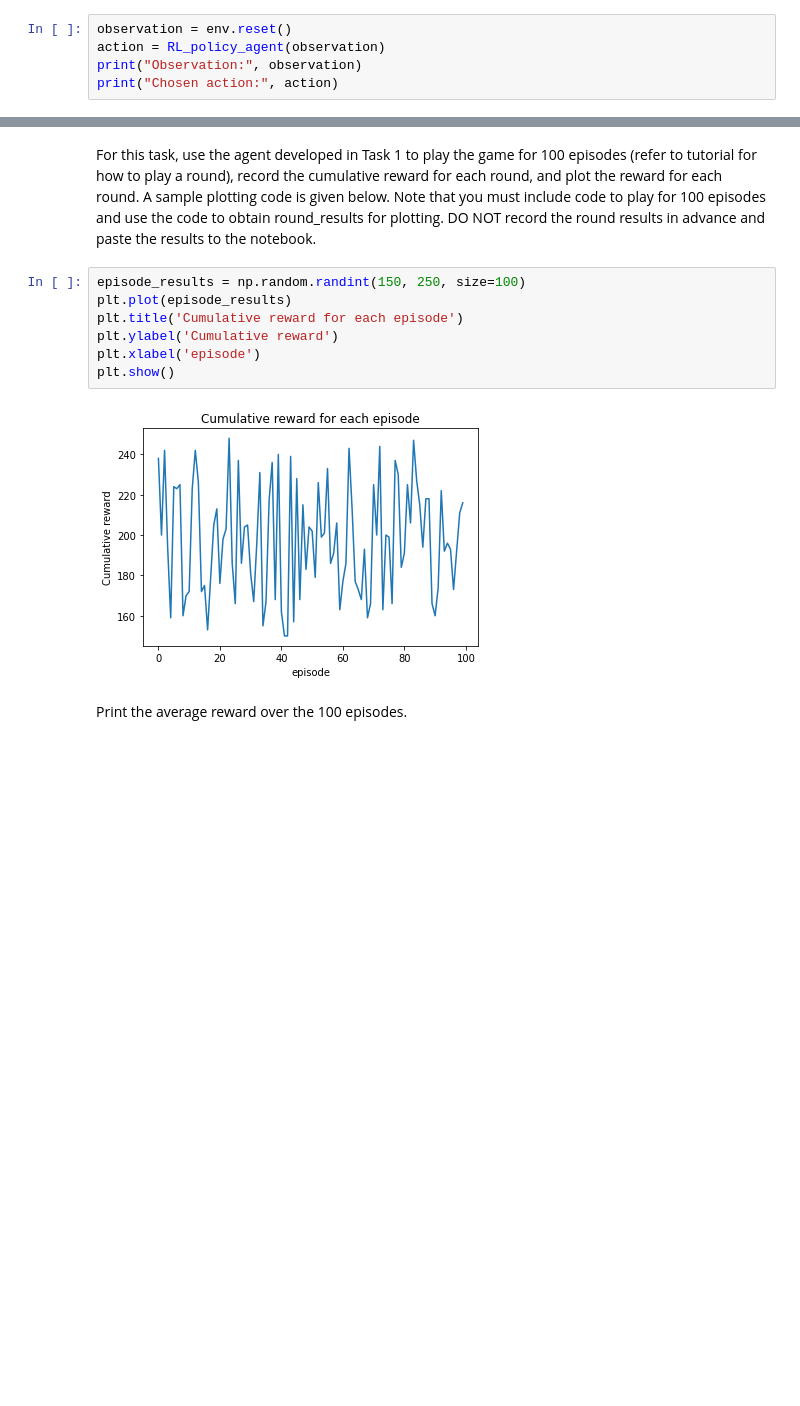
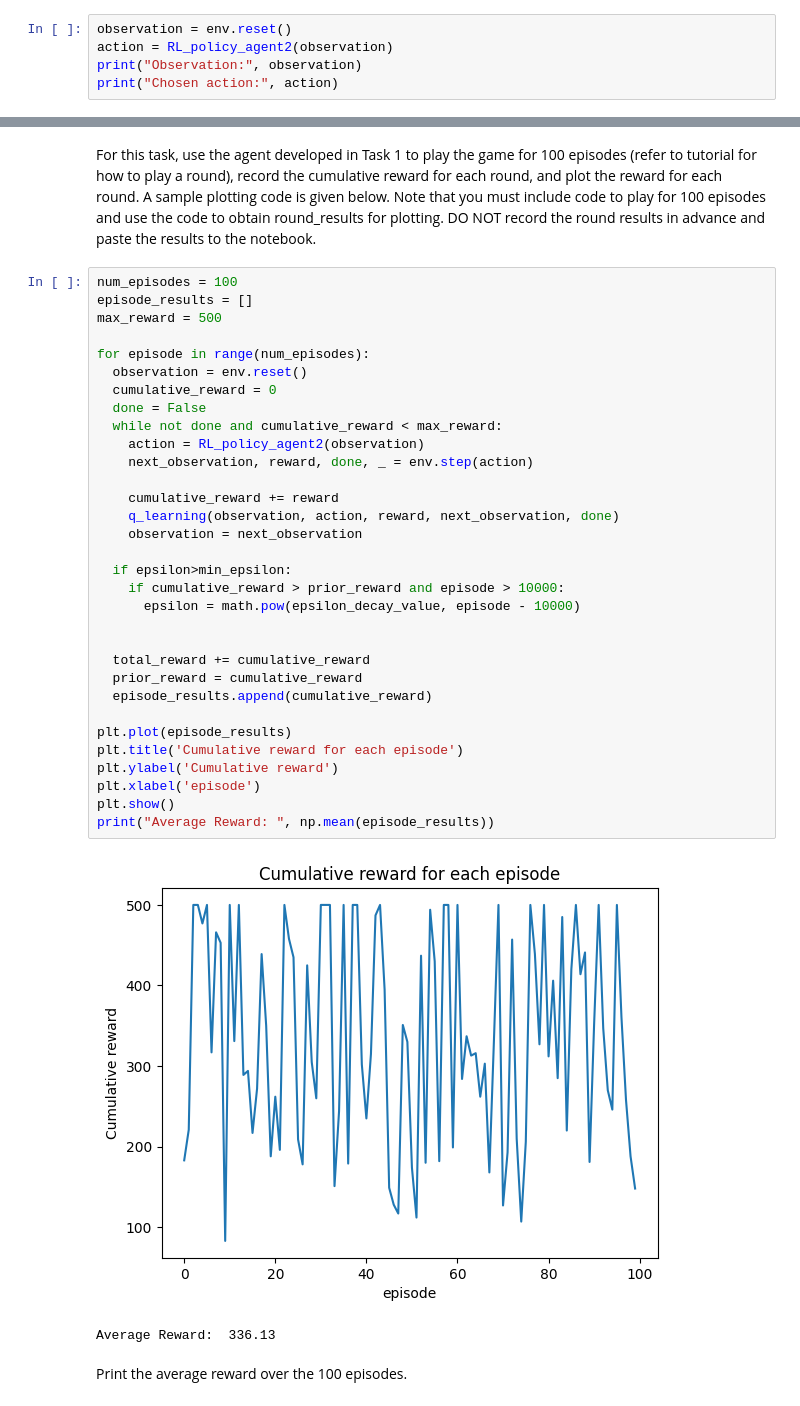
Before and after one commit to Cheokerinos/SC3000, a Jupyter notebook: cartpole.ipynb, the cells around one changed output, grey strips where cells are left out. Drawn from its saved outputs; the diff is of its cells as text; blank space fills up the shorter version.

```diff
--- a/cartpole.ipynb
+++ b/cartpole.ipynb
@@ -256,7 +198,7 @@ for episode in range(episodes+1):
 For Task 1, we can show the observation and chosen action below:
 # %%
 observation = env.reset()
-action = RL_policy_agent(observation)
+action = RL_policy_agent2(observation)
 print("Observation:", observation)
 print("Chosen action:", action)
 # %% [output]
@@ -265,15 +208,41 @@ NameError: name 'env' is not defined
 ## Task 2: Demonstrate the effectiveness of the RL agent
 # %% [markdown]
 For this task, use the agent developed in Task 1 to play the game for 100 episodes (refer to tutorial for how to play a round), record the cumulative reward for each round, and plot the reward for each round. A sample plotting code is given below. Note that you must include code to play for 100 episodes and use the code to obtain round_results for plotting. DO NOT record the round results in advance and paste the results to the notebook.
-# %%
-episode_results = np.random.randint(150, 250, size=100)
-plt.plot(episode_results)
-plt.title('Cumulative reward for each episode')
-plt.ylabel('Cumulative reward')
-plt.xlabel('episode')
-plt.show()
-# %% [output]
-[figure, removed]
+# %%
+num_episodes = 100
+episode_results = []
+max_reward = 500
+
+for episode in range(num_episodes):
+  observation = env.reset()
+  cumulative_reward = 0
+  done = False
+  while not done and cumulative_reward < max_reward:
+    action = RL_policy_agent2(observation)
+    next_observation, reward, done, _ = env.step(action)
+
+    cumulative_reward += reward
+    q_learning(observation, action, reward, next_observation, done)
+    observation = next_observation
+
+  if epsilon>min_epsilon:
+    if cumulative_reward > prior_reward and episode > 10000:
+      epsilon = math.pow(epsilon_decay_value, episode - 10000)
+
+
+  total_reward += cumulative_reward
+  prior_reward = cumulative_reward
+  episode_results.append(cumulative_reward)
+
+plt.plot(episode_results)
+plt.title('Cumulative reward for each episode')
+plt.ylabel('Cumulative reward')
+plt.xlabel('episode')
+plt.show()
+print("Average Reward: ", np.mean(episode_results))
+# %% [output]
+[figure, added]
+Average Reward:  336.13
 # %% [markdown]
 Print the average reward over the 100 episodes.
 # %%
```
Also changed, not shown: parts of 8 cells of this notebook.
